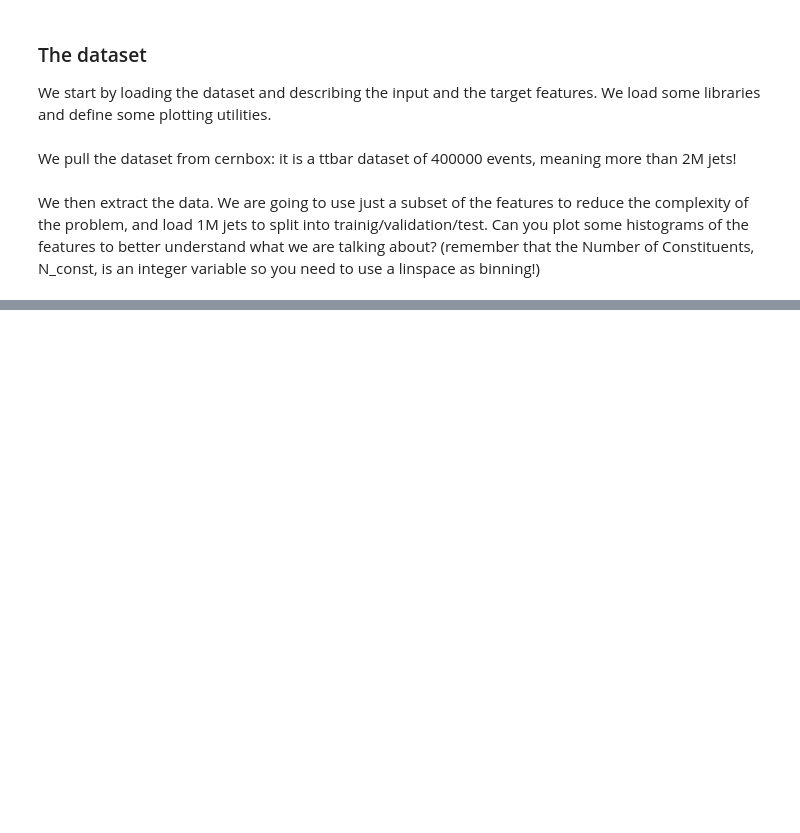
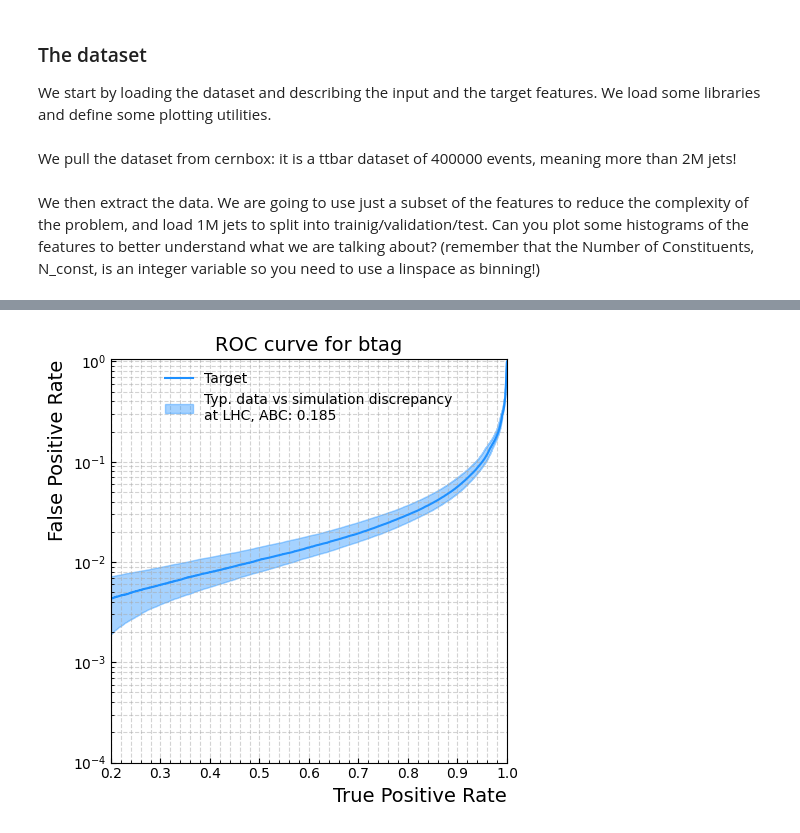
Before and after one commit to francesco-vaselli/iCSC-exercise, a Jupyter notebook: exercise.ipynb, the cells around one changed output, grey strips where cells are left out. Cells and saved outputs as stored; diff of their text form; code cells hidden in the pictures; blank space fills up the shorter version.

```diff
--- a/exercise.ipynb
+++ b/exercise.ipynb
@@ -97,0 +106,6 @@ plot_1dhistos(gen_data, gen_features)
+# %%
+from utils import roc_curve_figure
+
+roc = roc_curve_figure(reco_data, gen_data, mode='btag')
+# %% [output]
+[figure, added]
```
Also changed, not shown: parts of 26 cells of this notebook, 2 other files.
